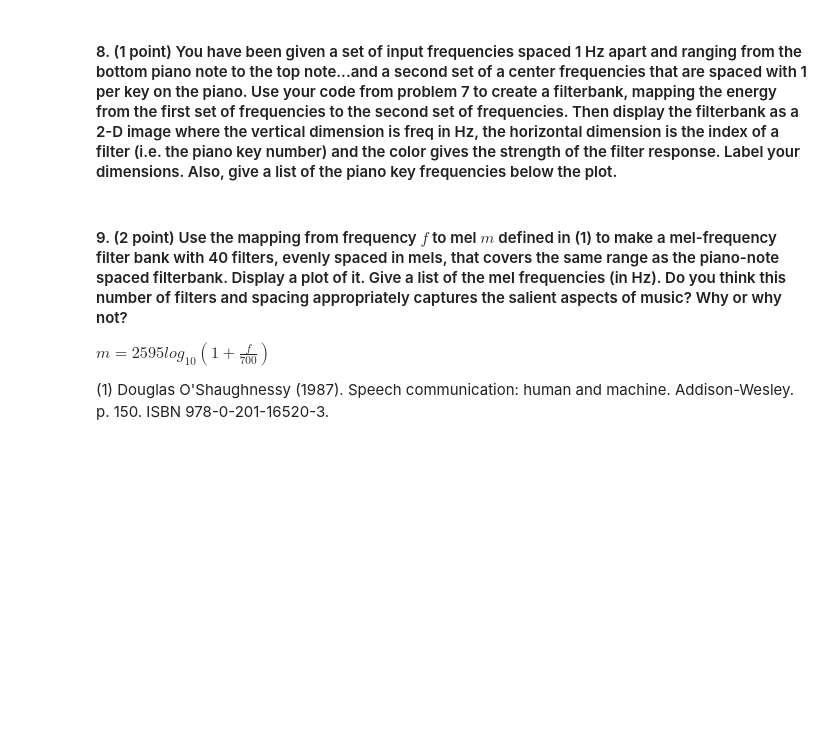
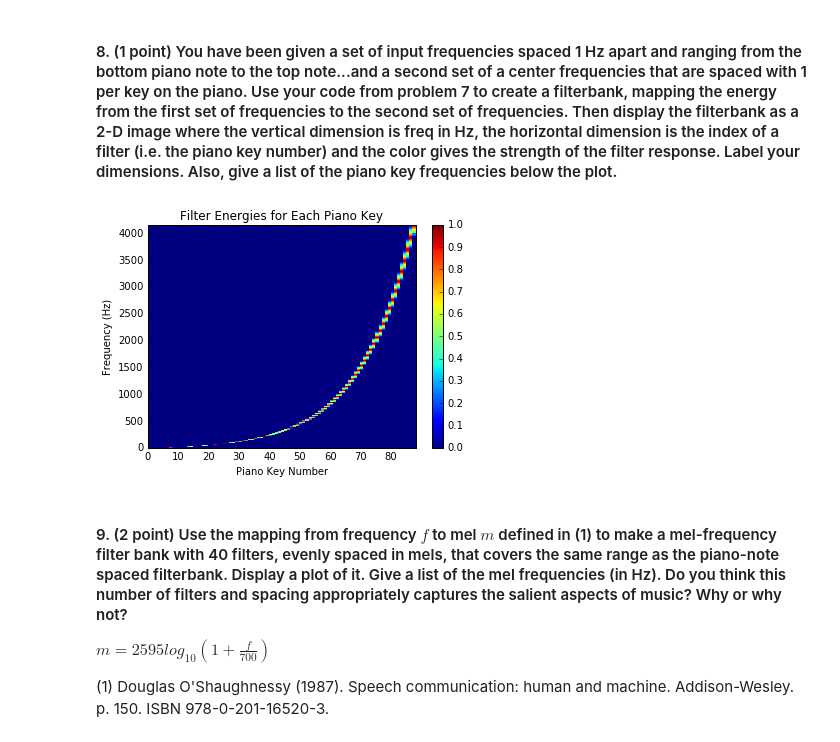
Before and after one commit to hannah-rose/musical_machines, a Jupyter notebook: HW2/HW2.ipynb, the cells around one changed output. Cells and saved outputs as stored; diff of their text form; code cells hidden in the pictures; blank space fills up the shorter version.

```diff
--- a/HW2/HW2.ipynb
+++ b/HW2/HW2.ipynb
@@ -307,17 +436,30 @@ def make_triangular_filters(cfreqs, freqs ):
 # %%
 # A440 is 39 keys from the top of the piano and 44 keys from the bottom
 top_piano_note =  440*2**(39.0/12)
 bottom_piano_note = 440*2**(-48.0/12)
 
 # our frequencies will be spaced 1 Hz appart in this domain
 freqs = np.linspace(bottom_piano_note,top_piano_note,(top_piano_note-bottom_piano_note + 1))
 
 # our center frequencies will be spaced with one per piano note
 cfreqs = bottom_piano_note * np.logspace(0, 87.0/12, 88, base=2)
 
 #---------------------
 # your code goes below
 #---------------------
+
+filters = make_triangular_filters(cfreqs, freqs)
+filters = filters.transpose()
+
+plt.pcolormesh(filters)
+plt.title('Filter Energies for Each Piano Key')
+plt.xlabel('Piano Key Number')
+plt.ylabel('Frequency (Hz)')
+plt.axis([0, filters.shape[1], 0, filters.shape[0]])
+plt.colorbar()
+plt.show()
+# %% [output]
+[figure, added]
 # %% [markdown]
 #### 9. (2 point)  Use the mapping from frequency $f$ to mel $m$ defined in (1) to make a mel-frequency filter bank with 40 filters, evenly spaced in mels, that covers the same range as the piano-note spaced filterbank.  Display a plot of it. Give a list of the mel frequencies (in Hz). Do you think this number of filters and spacing appropriately captures the salient aspects of music? Why or why not?
 
```
Also changed, not shown: parts of 13 cells of this notebook.
